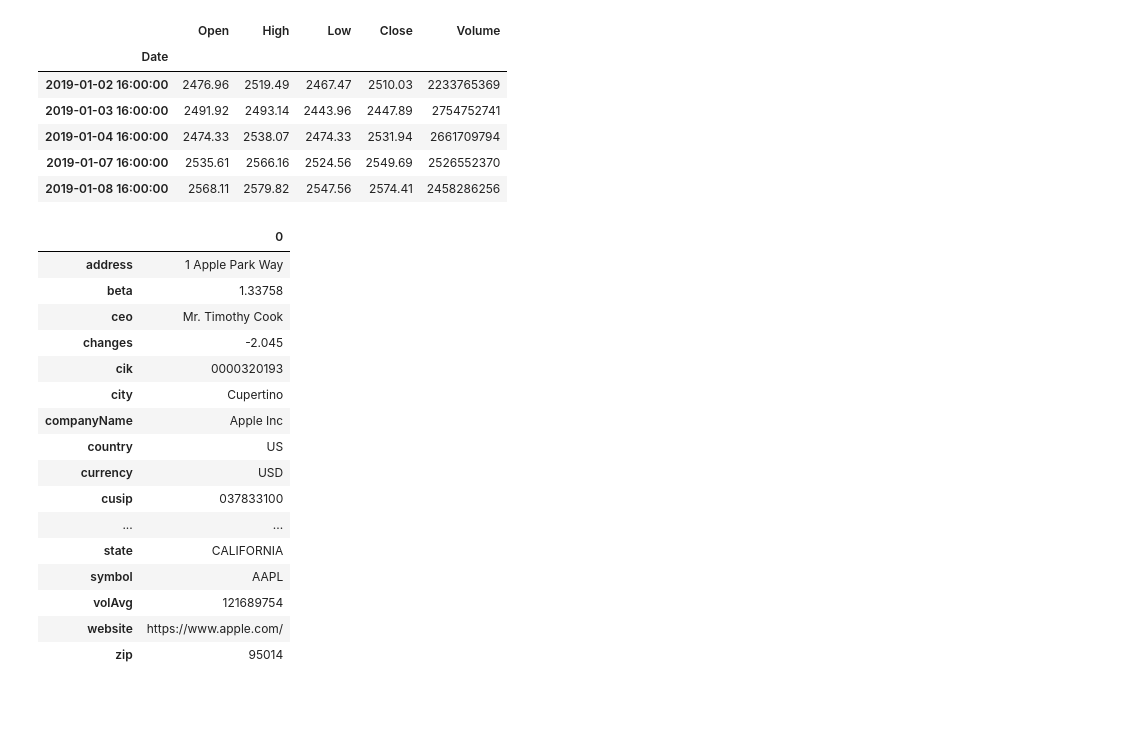
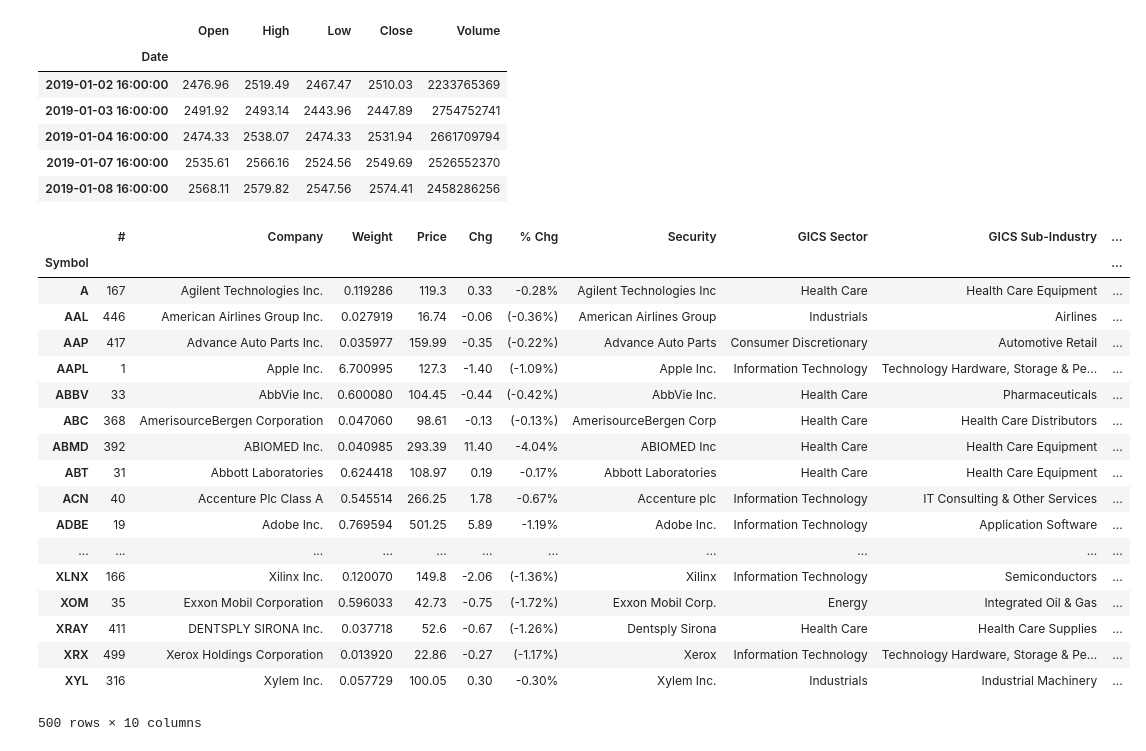
Before and after one commit to nipune/Most-Traded-International-Shares, a Jupyter notebook: Project1.ipynb, the cells around one changed output. Drawn from its saved outputs; the diff is of its cells as text; code cells hidden in the pictures; blank space fills up the shorter version.

Commit message:
data uploads done

```diff
--- a/Project1.ipynb
+++ b/Project1.ipynb
@@ -38,11 +38,19 @@ alpaca = tradeapi.REST(
 # %%
 # Set the file path
 sp_data = Path("Resources/sp.csv")
+sp_symbols_data = Path("Resources/sp500_symbols.csv")
+sp_ticker_data = Path("Resources/sp500_ticker.csv")
 # %%
 # Read whale returns csv
 # Read the CSVs and set the `date` column as a datetime index to the DataFrame
 sp_df = pd.read_csv(sp_data, index_col="Date", infer_datetime_format=True, parse_dates=True)
 sp_df.sort_index(ascending = True, inplace = True)
+
+sp_symbols = pd.read_csv(sp_symbols_data, index_col="Symbol", infer_datetime_format=True, parse_dates=True)
+sp_symbols.sort_index(ascending = True, inplace = True)
+
+sp_ticker = pd.read_csv(sp_ticker_data, index_col="Symbol", infer_datetime_format=True, parse_dates=True)
+sp_ticker.sort_index(ascending = True, inplace = True)
 # %%
 # Drop nulls
 sp_df = sp_df.dropna()
@@ -185,27 +193,29 @@ sp_df.head()
 | 2019-01-04 16:00:00 | 2474.33 | 2538.07 | 2474.33 | 2531.94 | 2661709794 |
 | 2019-01-07 16:00:00 | 2535.61 | 2566.16 | 2524.56 | 2549.69 | 2526552370 |
 | 2019-01-08 16:00:00 | 2568.11 | 2579.82 | 2547.56 | 2574.41 | 2458286256 |
-# %%
-profile = fa.profile("AAPL", api_key)
-profile
-# %% [output]
-|  | 0 |
-| address | 1 Apple Park Way |
-| beta | 1.33758 |
-| ceo | Mr. Timothy Cook |
-| changes | -2.045 |
-| cik | 0000320193 |
-| city | Cupertino |
-| companyName | Apple Inc |
-| country | US |
-| currency | USD |
-| cusip | 037833100 |
-| ... | ... |
-| state | CALIFORNIA |
-| symbol | AAPL |
-| volAvg | 121689754 |
-| website | https://www.apple.com/ |
-| zip | 95014 |
+# %%
+joined_symbol_df = pd.concat([sp_symbols, sp_ticker], axis="columns", join="inner")
+joined_symbol_df.head(500)
+# %% [output]
+|  | # | Company | Weight | Price | Chg | % Chg | Security | GICS Sector | GICS Sub-Industry | ... |
+| Symbol |  |  |  |  |  |  |  |  |  | ... |
+| A | 167 | Agilent Technologies Inc. | 0.119286 | 119.3 | 0.33 | -0.28% | Agilent Technologies Inc | Health Care | Health Care Equipment | ... |
+| AAL | 446 | American Airlines Group Inc. | 0.027919 | 16.74 | -0.06 | (-0.36%) | American Airlines Group | Industrials | Airlines | ... |
+| AAP | 417 | Advance Auto Parts Inc. | 0.035977 | 159.99 | -0.35 | (-0.22%) | Advance Auto Parts | Consumer Discretionary | Automotive Retail | ... |
+| AAPL | 1 | Apple Inc. | 6.700995 | 127.3 | -1.40 | (-1.09%) | Apple Inc. | Information Technology | Technology Hardware, Storage & Pe... | ... |
+| ABBV | 33 | AbbVie Inc. | 0.600080 | 104.45 | -0.44 | (-0.42%) | AbbVie Inc. | Health Care | Pharmaceuticals | ... |
+| ABC | 368 | AmerisourceBergen Corporation | 0.047060 | 98.61 | -0.13 | (-0.13%) | AmerisourceBergen Corp | Health Care | Health Care Distributors | ... |
+| ABMD | 392 | ABIOMED Inc. | 0.040985 | 293.39 | 11.40 | -4.04% | ABIOMED Inc | Health Care | Health Care Equipment | ... |
+| ABT | 31 | Abbott Laboratories | 0.624418 | 108.97 | 0.19 | -0.17% | Abbott Laboratories | Health Care | Health Care Equipment | ... |
+| ACN | 40 | Accenture Plc Class A | 0.545514 | 266.25 | 1.78 | -0.67% | Accenture plc | Information Technology | IT Consulting & Other Services | ... |
+| ADBE | 19 | Adobe Inc. | 0.769594 | 501.25 | 5.89 | -1.19% | Adobe Inc. | Information Technology | Application Software | ... |
+| ... | ... | ... | ... | ... | ... | ... | ... | ... | ... | ... |
+| XLNX | 166 | Xilinx Inc. | 0.120070 | 149.8 | -2.06 | (-1.36%) | Xilinx | Information Technology | Semiconductors | ... |
+| XOM | 35 | Exxon Mobil Corporation | 0.596033 | 42.73 | -0.75 | (-1.72%) | Exxon Mobil Corp. | Energy | Integrated Oil & Gas | ... |
+| XRAY | 411 | DENTSPLY SIRONA Inc. | 0.037718 | 52.6 | -0.67 | (-1.26%) | Dentsply Sirona | Health Care | Health Care Supplies | ... |
+| XRX | 499 | Xerox Holdings Corporation | 0.013920 | 22.86 | -0.27 | (-1.17%) | Xerox | Information Technology | Technology Hardware, Storage & Pe... | ... |
+| XYL | 316 | Xylem Inc. | 0.057729 | 100.05 | 0.30 | -0.30% | Xylem Inc. | Industrials | Industrial Machinery | ... |
+500 rows × 10 columns
 # %%
 # # Collect general company information
 # profile = fa.profile(ticker, api_key)
```
Also changed, not shown: parts of 1 cell of this notebook, 2 other files.
